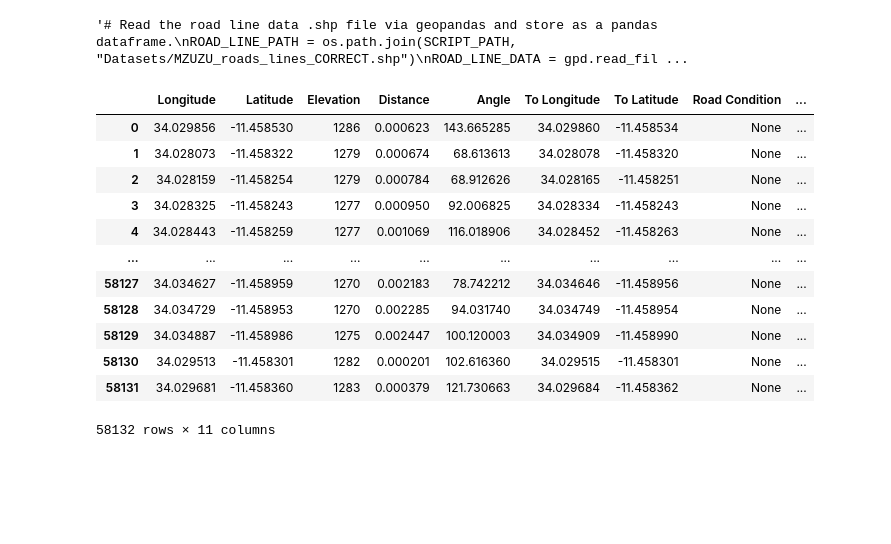
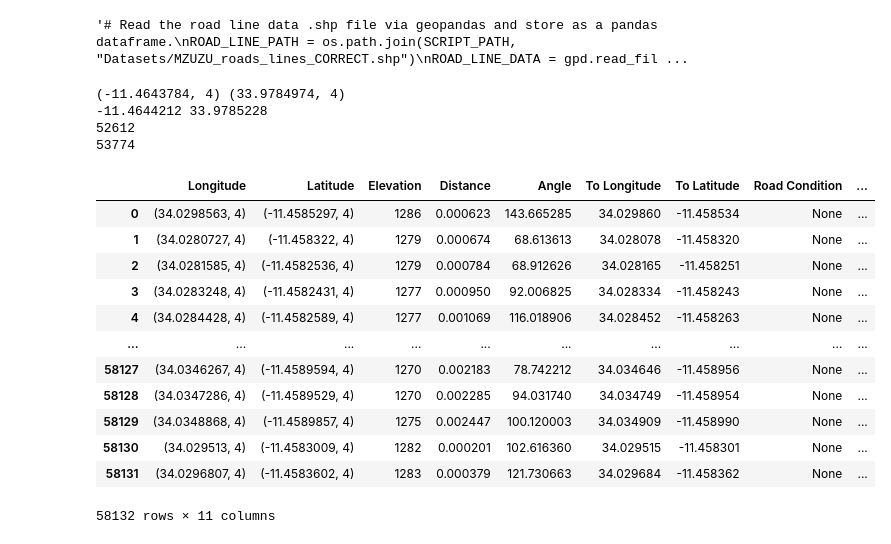
Before and after one commit to RachelRalph/AI4PublicHealth, a Jupyter notebook: processing_all_datasets.ipynb, the cells around one changed output. Saved outputs shown, nothing was run; the diff lists cells and outputs as text; code cells hidden in the pictures; blank space fills up the shorter version.

Commit message:
Rachel is very sad....

```diff
--- a/processing_all_datasets.ipynb
+++ b/processing_all_datasets.ipynb
@@ -9,7 +9,7 @@ from shapely.geometry import Point
 import time
 # %%
 # Get script and dataset file paths.
-SCRIPT_PATH = "/Users/Syrin/Documents/GitHub/AI4PublicHealth/"
+SCRIPT_PATH = "/Users/rachelralph/Desktop/AI4PublicHealth-main 2"
 
 """# Read the node intersection geojson file via geopandas and store as a pandas dataframe.
 NODE_INTERSECTION_PATH = os.path.join(SCRIPT_PATH, "Datasets/Clipped_Mzuzu_Road_Intersections.geojson")
@@ -29,7 +29,7 @@ INCLUDE_MULTILINE = False"""
 # %% [output]
 '# Read the road line data .shp file via geopandas and store as a pandas dataframe.\nROAD_LINE_PATH = os.path.join(SCRIPT_PATH, "Datasets/MZUZU_roads_lines_CORRECT.shp")\nROAD_LINE_DATA = gpd.read_fil ...
 # %%
-radius_earth = 6378.1
+radius_earth = 6378.13705004
 
 def road_elevation_processing(road_elevation_df):
     """Clean the .shp file that contains the route data. Create a second pandas data frame to store a processed
@@ -39,55 +39,80 @@ def road_elevation_processing(road_elevation_df):
     # elevation, road condition, and road type.
     processed_data = []
 
     # TODO: Maybe there's a more efficient way to do this than to loop through the entire unprocessed data set
     for rows in range(len(road_elevation_df.index)):
 
         coordinates = list(road_elevation_df.iloc[rows, 22].coords)
-        start_longitude = round(coordinates[0][0], 10)
-        start_latitude = round(coordinates[0][1], 10)
+        start_longitude = coordinates[0][0]
+        start_latitude = coordinates[0][1]
 
         elevation = road_elevation_df.iloc[rows, 17]
         road_condition = road_elevation_df.iloc[rows, 10]
         road_type = road_elevation_df.iloc[rows, 9]
 
         # Convert distance and angle to connecting node coords
-        distance = round(road_elevation_df.iloc[rows, 15], 10)
-        angle = round(road_elevation_df.iloc[rows, 16], 10)
-        radians = round(math.radians(angle), 10)
+        distance = road_elevation_df.iloc[rows, 15]
+        angle = road_elevation_df.iloc[rows, 16]
+        radians = math.radians(angle)
 
-        from_long = round(math.radians(start_longitude), 10)
-        from_lat = round(math.radians(start_latitude), 10)
+        from_long = math.radians(start_longitude)
+        from_lat = math.radians(start_latitude)
 
-        to_lat = round(math.asin( math.sin(from_lat)*math.cos(distance / radius_earth) + math.cos(from_lat)*math.sin(distance / radius_earth)*math.cos(radians)), 10)
-        to_long = round((from_long + math.atan2( math.sin(radians) * math.sin(distance / radius_earth) * math.cos(from_lat), math.cos(distance / radius_earth) - math.sin(from_lat) * math.sin(to_lat))), 10)
+        to_lat = math.asin( math.sin(from_lat)*math.cos(distance / radius_earth) + math.cos(from_lat)*math.sin(distance / radius_earth)*math.cos(radians))
+        to_long = (from_long + math.atan2( math.sin(radians) * math.sin(distance / radius_earth) * math.cos(from_lat), math.cos(distance / radius_earth) - math.sin(from_lat) * math.sin(to_lat)))
 
-        start_longitude = round(coordinates[0][0], 8)
-        start_latitude = round(coordinates[0][1], 8)
-        to_lat = round(math.degrees(to_lat), 8)
-        to_long = round( math.degrees(to_long), 8)
+        start_longitude = (coordinates[0][0],4)
+        start_latitude = (coordinates[0][1], 4)
+        to_lat = round(math.degrees(to_lat), 7)
+        to_long =  round(math.degrees(to_long), 7)
 
         processed_data.append((start_longitude, start_latitude, elevation, distance, angle, to_long, to_lat, road_condition, road_type, [], []))
 
     processed_data = pd.DataFrame(processed_data)
 
     processed_data = processed_data.rename(
         columns={0: "Longitude", 1: "Latitude", 2: "Elevation", 3: "Distance", 4: "Angle", 5: "To Longitude", 6: "To Latitude", 7: "Road Condition", 8: "Road Type", 9: "Connection(s)"})
 
     return processed_data
 
 road_elevation_nodes = road_elevation_processing(ROAD_POINT_WITH_ELEVATION_DATA)
 road_elevation_nodes
+
+
+
+
+
+print(road_elevation_nodes.loc[37757, "Latitude"],road_elevation_nodes.loc[37757, "Longitude"])
+
+print(road_elevation_nodes.loc[37758, "To Latitude"],road_elevation_nodes.loc[37758, "To Longitude"])
+
+lat1 = road_elevation_nodes.loc[37757, "Latitude"]
+long1 = road_elevation_nodes.loc[37757, "Longitude"]
+lat2 = road_elevation_nodes.loc[37758, "Latitude"]
+long2 = road_elevation_nodes.loc[37758, "Latitude"]
+
+long_unique_arr = road_elevation_nodes["Longitude"].unique()
+lat_unique_arr = road_elevation_nodes["Latitude"].unique()
+
+print(len(long_unique_arr))
+print(len(lat_unique_arr))
+
+road_elevation_nodes
 # %% [output]
+(-11.4643784, 4) (33.9784974, 4)
+-11.4644212 33.9785228
+52612
+53774
 |  | Longitude | Latitude | Elevation | Distance | Angle | To Longitude | To Latitude | Road Condition | ... |
-| 0 | 34.029856 | -11.458530 | 1286 | 0.000623 | 143.665285 | 34.029860 | -11.458534 | None | ... |
-| 1 | 34.028073 | -11.458322 | 1279 | 0.000674 | 68.613613 | 34.028078 | -11.458320 | None | ... |
-| 2 | 34.028159 | -11.458254 | 1279 | 0.000784 | 68.912626 | 34.028165 | -11.458251 | None | ... |
-| 3 | 34.028325 | -11.458243 | 1277 | 0.000950 | 92.006825 | 34.028334 | -11.458243 | None | ... |
-| 4 | 34.028443 | -11.458259 | 1277 | 0.001069 | 116.018906 | 34.028452 | -11.458263 | None | ... |
+| 0 | (34.0298563, 4) | (-11.4585297, 4) | 1286 | 0.000623 | 143.665285 | 34.029860 | -11.458534 | None | ... |
+| 1 | (34.0280727, 4) | (-11.458322, 4) | 1279 | 0.000674 | 68.613613 | 34.028078 | -11.458320 | None | ... |
+| 2 | (34.0281585, 4) | (-11.4582536, 4) | 1279 | 0.000784 | 68.912626 | 34.028165 | -11.458251 | None | ... |
+| 3 | (34.0283248, 4) | (-11.4582431, 4) | 1277 | 0.000950 | 92.006825 | 34.028334 | -11.458243 | None | ... |
+| 4 | (34.0284428, 4) | (-11.4582589, 4) | 1277 | 0.001069 | 116.018906 | 34.028452 | -11.458263 | None | ... |
 | ... | ... | ... | ... | ... | ... | ... | ... | ... | ... |
-| 58127 | 34.034627 | -11.458959 | 1270 | 0.002183 | 78.742212 | 34.034646 | -11.458956 | None | ... |
-| 58128 | 34.034729 | -11.458953 | 1270 | 0.002285 | 94.031740 | 34.034749 | -11.458954 | None | ... |
-| 58129 | 34.034887 | -11.458986 | 1275 | 0.002447 | 100.120003 | 34.034909 | -11.458990 | None | ... |
-| 58130 | 34.029513 | -11.458301 | 1282 | 0.000201 | 102.616360 | 34.029515 | -11.458301 | None | ... |
-| 58131 | 34.029681 | -11.458360 | 1283 | 0.000379 | 121.730663 | 34.029684 | -11.458362 | None | ... |
+| 58127 | (34.0346267, 4) | (-11.4589594, 4) | 1270 | 0.002183 | 78.742212 | 34.034646 | -11.458956 | None | ... |
+| 58128 | (34.0347286, 4) | (-11.4589529, 4) | 1270 | 0.002285 | 94.031740 | 34.034749 | -11.458954 | None | ... |
+| 58129 | (34.0348868, 4) | (-11.4589857, 4) | 1275 | 0.002447 | 100.120003 | 34.034909 | -11.458990 | None | ... |
+| 58130 | (34.029513, 4) | (-11.4583009, 4) | 1282 | 0.000201 | 102.616360 | 34.029515 | -11.458301 | None | ... |
+| 58131 | (34.0296807, 4) | (-11.4583602, 4) | 1283 | 0.000379 | 121.730663 | 34.029684 | -11.458362 | None | ... |
-58132 rows × 11 columns
+58132 rows × 11 columns
```
Also changed, not shown: parts of 12 cells of this notebook.
